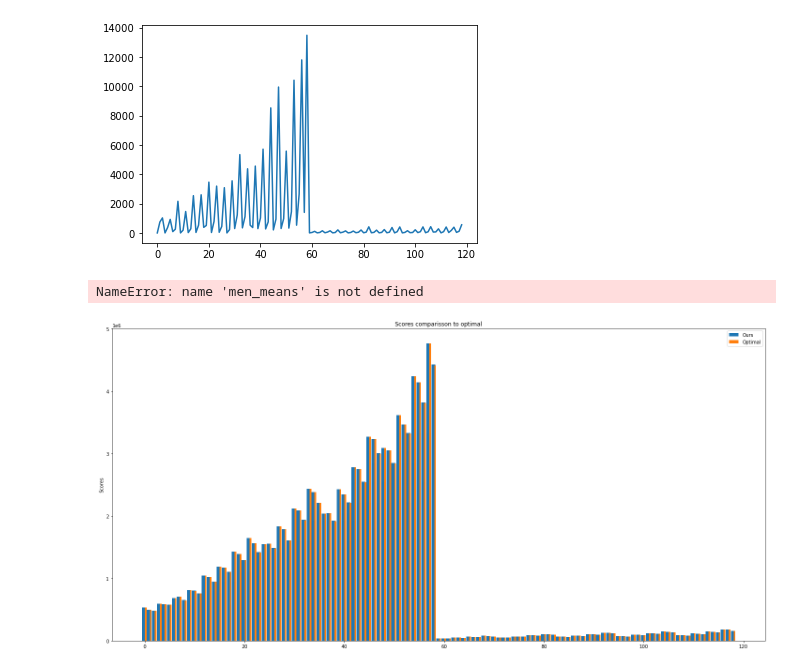
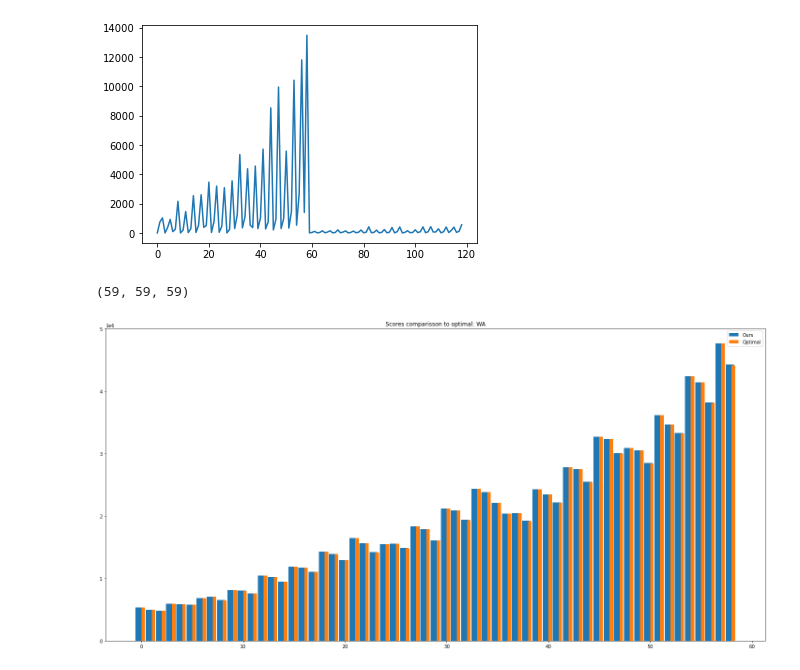
Before and after one commit to alexl4123/PSSAI_G15, a Jupyter notebook: ex1/notebook.ipynb, the cells around one changed output. Drawn from its saved outputs; the diff is of its cells as text; code cells hidden in the pictures.

```diff
--- a/ex1/notebook.ipynb
+++ b/ex1/notebook.ipynb
@@ -447,33 +447,36 @@ df4.plot()
 # %% [output]
 <AxesSubplot:>
 [figure]
-# %%
-len(men_means), len(women_means), len(x)
-# %% [output]
-NameError: name 'men_means' is not defined
+# %%
+df3_WA = df3[df3["instance_name"].str.contains("WA")]
+df3_WB = df3[df3["instance_name"].str.contains("WB")]
+# %%
+len(labels), len(men_means), len(women_means)
+# %% [output]
+(59, 59, 59)
 # %%
-labels = df["instance_name"]
-men_means = df3["total_cost"].to_numpy()
-women_means = df3["cost"].to_numpy()
+men_means = df3_WA["total_cost"].to_numpy()
+women_means = df3_WA["cost"].to_numpy()
+labels = np.array([i for i in range(len(men_means))])
 
-x = np.arange(len(labels)-1)  # the label locations
+x = np.arange(len(labels))  # the label locations
 width = 0.35  # the width of the bars
 
 fig, ax = plt.subplots(figsize=(20,10))
 rects1 = ax.bar(x - width/2, men_means, label='Ours')
 rects2 = ax.bar(x + width/2, women_means, width, label='Optimal')
 
-# Add some text for labels, title and custom x-axis tick labels, etc.
-ax.set_ylabel('Scores')
-ax.set_title('Scores comparisson to optimal')
+# Add some text for labels, title and cust
+
+ax.set_title('Scores comparisson to optimal: WA')
 ax.legend()
 
 #ax.bar_label(rects1, padding=3)
 #ax.bar_label(rects2, padding=3)
 
 fig.tight_layout()
 
 plt.show()
-fig.savefig("score_comapre")
+fig.savefig("score_comapre_WA")
 # %% [output]
-[figure, old version]
+[figure, new version]
```
Also changed, not shown: parts of 9 cells of this notebook, 4 other files.
